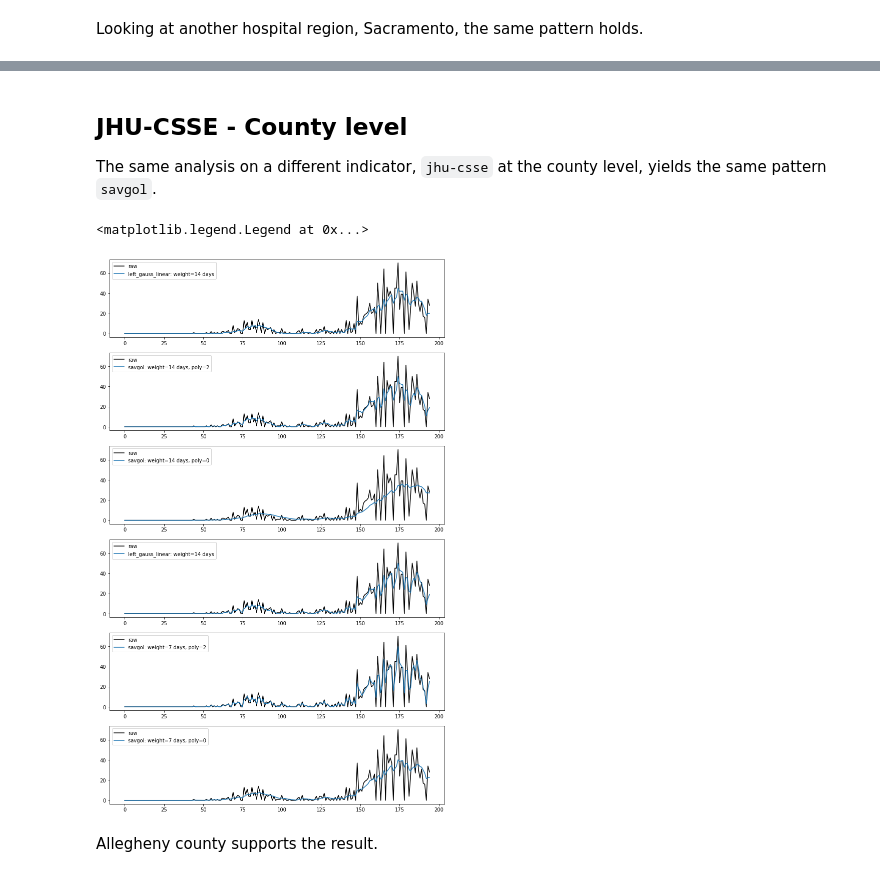
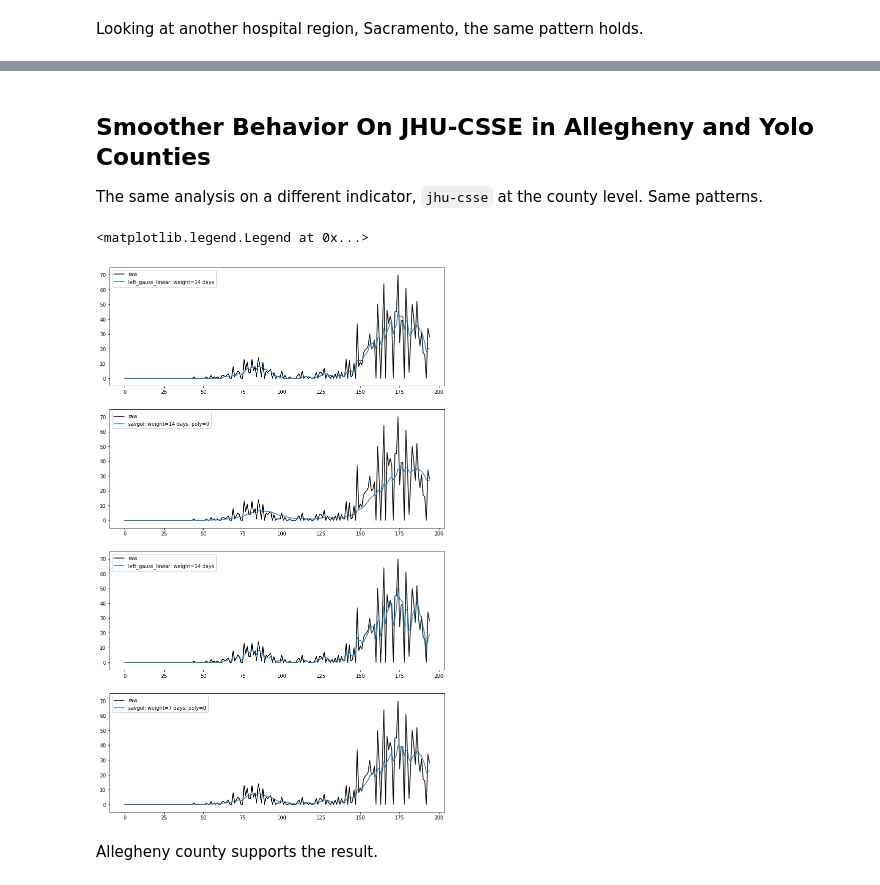
Before and after one commit to cmu-delphi/covidcast-modeling, a Jupyter notebook: indicators_smoother/COVIDcast Smoothing.ipynb, the cells around one changed output, grey strips where cells are left out. Saved outputs shown, nothing was run; the diff lists cells and outputs as text; code cells hidden in the pictures.

```diff
--- a/indicators_smoother/COVIDcast Smoothing.ipynb
+++ b/indicators_smoother/COVIDcast Smoothing.ipynb
@@ -26,3 +26,4 @@ if filename not in os.listdir():
     data_raw.to_csv(filename)
 else:
     data_raw = pd.read_csv(filename)
+    data_raw.time_value = pd.to_datetime(data_raw.time_value)
@@ -255,6 +150,6 @@ plt.legend()
 # %% [markdown]
-## JHU-CSSE - County level
-The same analysis on a different indicator, `jhu-csse` at the county level, yields the same pattern `savgol`.
+## Smoother Behavior On JHU-CSSE in Allegheny and Yolo Counties
+The same analysis on a different indicator, `jhu-csse` at the county level. Same patterns.
 # %%
 filename = "jhu_confirmed_incidence_county_yolo.csv"
 if filename not in os.listdir():
@@ -270,44 +165,36 @@ else:
 # %%
 plt.figure(figsize=(12, 20))
 plt.title("JHU County Yolo")
-plt.subplot(6, 1, 1)
+ax = plt.subplot(4, 1, 1)
 plt.plot(np.array(data_raw.value), label="raw", color='black')
 smoother = Smoother(smoother_name='left_gauss_linear', gaussian_bandwidth=144)
 plt.plot(smoother.smooth(np.array(data_raw.value)), label="left_gauss_linear: weight=14 days")
+ax.set_ylim([data_raw.value.min()-5, data_raw.value.max()+5])
 plt.legend()
 
-plt.subplot(6, 1, 2)
-smoother = Smoother(gaussian_bandwidth=144)
-plt.plot(np.array(data_raw.value), label="raw", color='black')
-plt.plot(smoother.smooth(np.array(data_raw.value)), label="savgol: weight=14 days, poly=2")
-plt.legend()
-
-plt.subplot(6, 1, 3)
+ax = plt.subplot(4, 1, 2)
 plt.plot(np.array(data_raw.value), label="raw", color='black')
 smoother = Smoother(poly_fit_degree=0, gaussian_bandwidth=144)
 plt.plot(smoother.smooth(np.array(data_raw.value)), label="savgol: weight=14 days, poly=0")
+ax.set_ylim([data_raw.value.min()-5, data_raw.value.max()+5])
 plt.legend()
 
-plt.subplot(6, 1, 4)
+ax = plt.subplot(4, 1, 3)
 plt.plot(np.array(data_raw.value), label="raw", color='black')
 smoother = Smoother(smoother_name='left_gauss_linear', gaussian_bandwidth=36)
 plt.plot(smoother.smooth(np.array(data_raw.value)), label="left_gauss_linear: weight=14 days")
+ax.set_ylim([data_raw.value.min()-5, data_raw.value.max()+5])
 plt.legend()
 
-plt.subplot(6, 1, 5)
-plt.plot(np.array(data_raw.value), label="raw", color='black')
-smoother = Smoother(gaussian_bandwidth=36)
-plt.plot(smoother.smooth(np.array(data_raw.value)), label="savgol: weight=7 days, poly=2")
-plt.legend()
-
-plt.subplot(6, 1, 6)
+ax = plt.subplot(4, 1, 4)
 plt.plot(np.array(data_raw.value), label="raw", color='black')
 smoother = Smoother(poly_fit_degree=0, gaussian_bandwidth=36)
 plt.plot(smoother.smooth(np.array(data_raw.value)), label="savgol: weight=7 days, poly=0")
+ax.set_ylim([data_raw.value.min()-5, data_raw.value.max()+5])
 plt.legend()
 # %% [output]
 <matplotlib.legend.Legend at 0x...>
-[figure, old version]
+[figure, new version]
 # %% [markdown]
 Allegheny county supports the result.
 # %%
```
Also changed, not shown: parts of 28 cells of this notebook.
